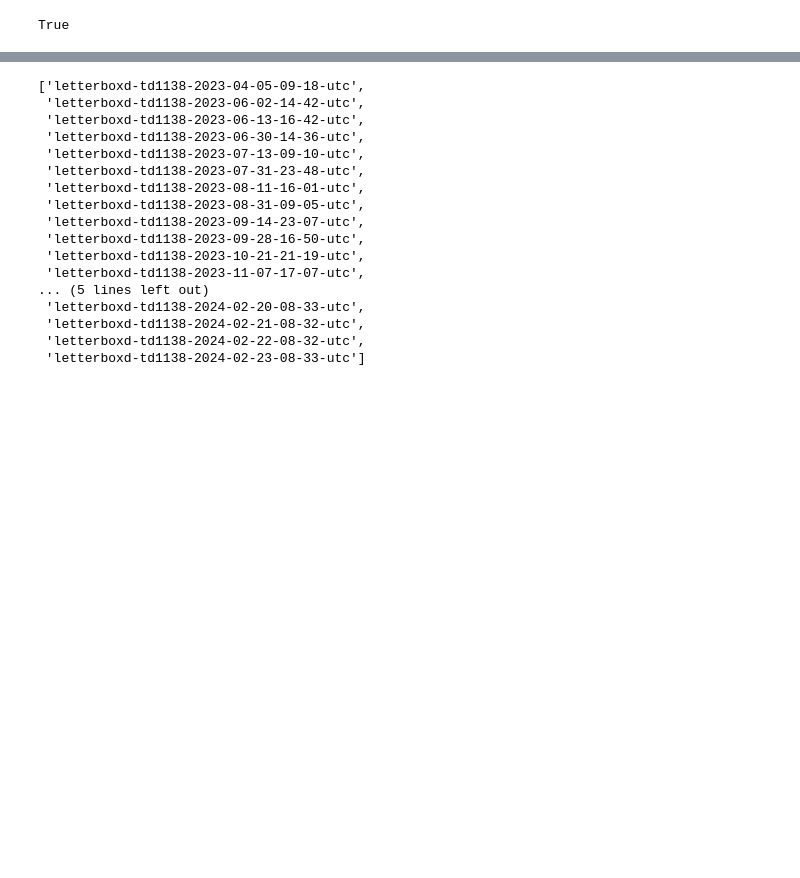
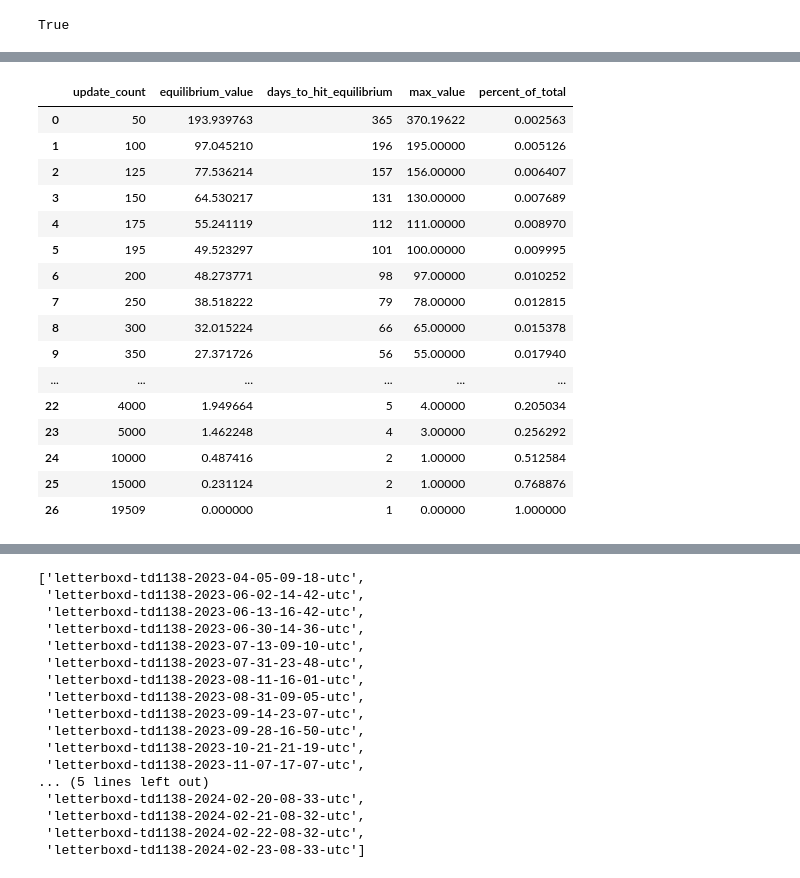
Before and after one commit to TD1138/letterboxd-app, a Jupyter notebook: lib/notebooks/GeneralTesting.ipynb, the cells around one changed output, grey strips where cells are left out. Drawn from its saved outputs; the diff is of its cells as text; code cells hidden in the pictures; blank space fills up the shorter version.

```diff
--- a/lib/notebooks/GeneralTesting.ipynb
+++ b/lib/notebooks/GeneralTesting.ipynb
@@ -11,0 +88,22 @@ True
+# %%
+stats_df = pd.DataFrame(all_stats, columns=['update_count', 'equilibrium_value', 'days_to_hit_equilibrium', 'max_value'])
+stats_df['percent_of_total'] = stats_df['update_count'] / len(df)
+stats_df
+# %% [output]
+|  | update_count | equilibrium_value | days_to_hit_equilibrium | max_value | percent_of_total |
+| 0 | 50 | 193.939763 | 365 | 370.19622 | 0.002563 |
+| 1 | 100 | 97.045210 | 196 | 195.00000 | 0.005126 |
+| 2 | 125 | 77.536214 | 157 | 156.00000 | 0.006407 |
+| 3 | 150 | 64.530217 | 131 | 130.00000 | 0.007689 |
+| 4 | 175 | 55.241119 | 112 | 111.00000 | 0.008970 |
+| 5 | 195 | 49.523297 | 101 | 100.00000 | 0.009995 |
+| 6 | 200 | 48.273771 | 98 | 97.00000 | 0.010252 |
+| 7 | 250 | 38.518222 | 79 | 78.00000 | 0.012815 |
+| 8 | 300 | 32.015224 | 66 | 65.00000 | 0.015378 |
+| 9 | 350 | 27.371726 | 56 | 55.00000 | 0.017940 |
+| ... | ... | ... | ... | ... | ... |
+| 22 | 4000 | 1.949664 | 5 | 4.00000 | 0.205034 |
+| 23 | 5000 | 1.462248 | 4 | 3.00000 | 0.256292 |
+| 24 | 10000 | 0.487416 | 2 | 1.00000 | 0.512584 |
+| 25 | 15000 | 0.231124 | 2 | 1.00000 | 0.768876 |
+| 26 | 19509 | 0.000000 | 1 | 0.00000 | 1.000000 |
```
Also changed, not shown: parts of 11 cells of this notebook, 4 other files.
